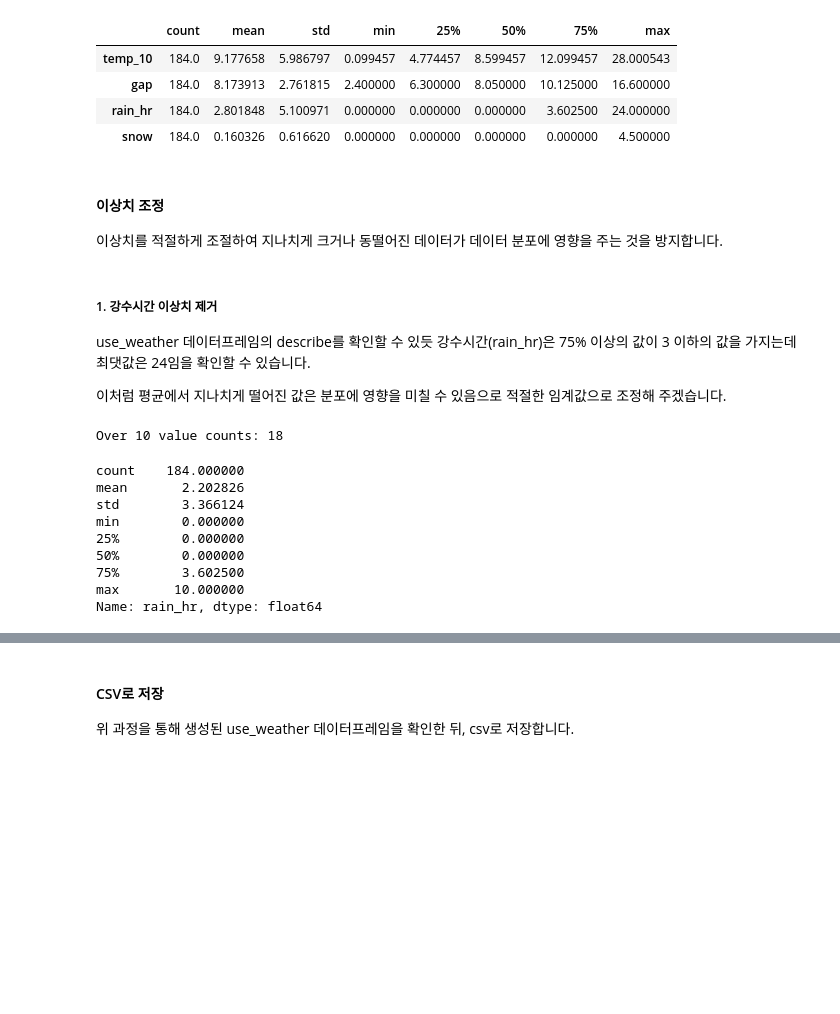
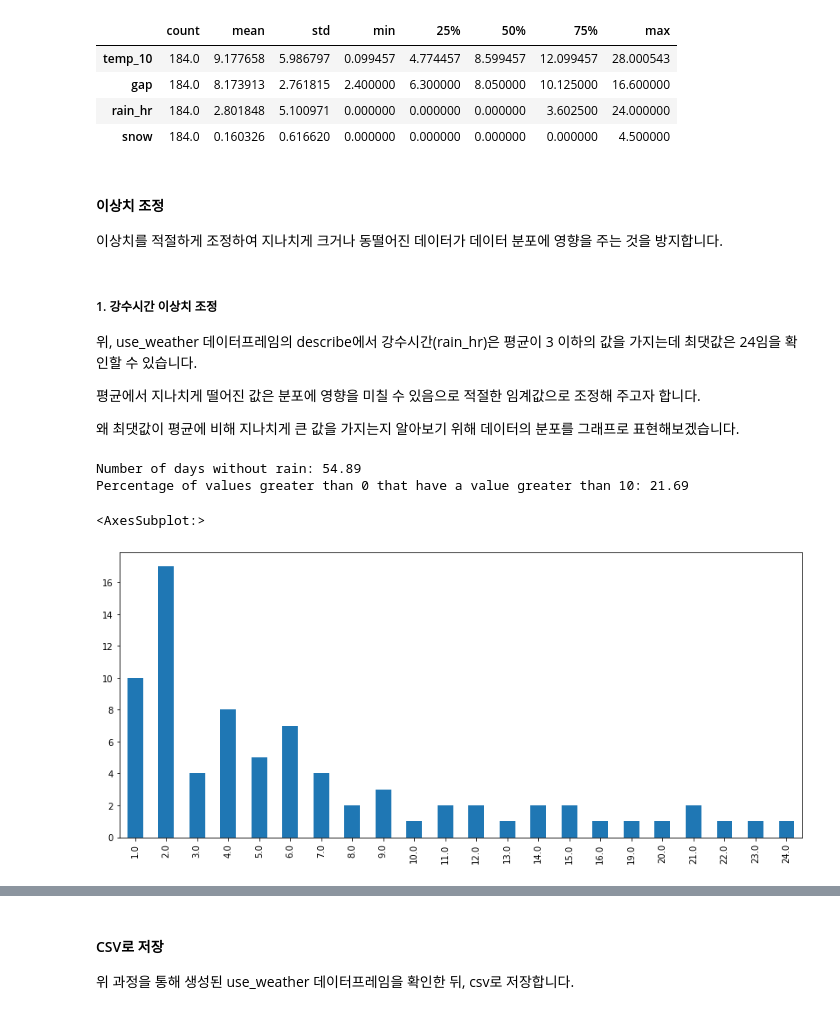
Before and after one commit to jaewonE/Minimizing-bicycle-rearrangement-through-public-bicycle-data-analysis, a Jupyter notebook: 12조 중간보고서.ipynb, the cells around one changed output, grey strips where cells are left out. Drawn from its saved outputs; the diff is of its cells as text; code cells hidden in the pictures; blank space fills up the shorter version.

Commit message:
[Fix] Rewrite the weather outlier removal code

```diff
--- a/12조 중간보고서.ipynb
+++ b/12조 중간보고서.ipynb
@@ -726,33 +733,35 @@ snow       0.000000    0.000000    0.000000    0.000000    0.000000
 # %% [markdown]
 #### 이상치 조정
 
-이상치를 적절하게 조절하여 지나치게 크거나 동떨어진 데이터가 데이터 분포에 영향을 주는 것을 방지합니다.
+이상치를 적절하게 조정하여 지나치게 크거나 동떨어진 데이터가 데이터 분포에 영향을 주는 것을 방지합니다.
 # %% [markdown]
-##### 1. 강수시간 이상치 제거
+##### 1. 강수시간 이상치 조정
 
-use_weather 데이터프레임의 describe를 확인할 수 있듯 강수시간(rain_hr)은 75% 이상의 값이 3 이하의 값을 가지는데 최댓값은 24임을 확인할 수 있습니다.
+위, use_weather 데이터프레임의 describe에서 강수시간(rain_hr)은 평균이 3 이하의 값을 가지는데 최댓값은 24임을 확인할 수 있습니다.
 
-이처럼 평균에서 지나치게 떨어진 값은 분포에 영향을 미칠 수 있음으로 적절한 임계값으로 조정해 주겠습니다.
+평균에서 지나치게 떨어진 값은 분포에 영향을 미칠 수 있음으로 적절한 임계값으로 조정해 주고자 합니다.
+
+왜 최댓값이 평균에 비해 지나치게 큰 값을 가지는지 알아보기 위해 데이터의 분포를 그래프로 표현해보겠습니다.
-# %%
-rain_hr = use_weather['rain_hr']
-
-rain_hr.value_counts().sort_index().index
-
-# 약 10%의 데이터들이 10보다 큰 값(10이상 24이하)을 가지고 있다.
-print(f'Over 10 value counts: {rain_hr[rain_hr > 10].count()}')  # 30
-
-# 10보다 큰 값들은 모두 10로 변경한다.
-rain_hr[rain_hr > 10] = 10
-
-use_weather['rain_hr'].describe()
-# %% [output]
-Over 10 value counts: 18
-count    184.000000
-mean       2.202826
-std        3.366124
-min        0.000000
-25%        0.000000
-50%        0.000000
-75%        3.602500
-max       10.000000
-Name: rain_hr, dtype: float64
+# %%
+from matplotlib.pyplot import subplots
+
+rain_hr = use_weather['rain_hr']
+
+rain_hr.value_counts().sort_index().index
+
+# 비가 오지 않은 날의 비율
+print(f'Number of days without rain: {rain_hr[rain_hr == 0].count() / rain_hr.count() * 100:.2f}')
+
+# 0 이상의 값들 중 10 이상의 값을 가지는 비율은 약 20%이다.
+print(f'Percentage of values greater than 0 that have a value greater than 10: {rain_hr[rain_hr > 10].count() / rain_hr[rain_hr != 0].count() * 100:.2f}')  # 30
+
+# 강수계속시간을 반올림하여 그래프로 표현하였을 때
+# 10시간 이하의 값이 많으며(90% 이상) 10시간 이상의 값들은 각 시각에 따라 비교적 균등하게 분포되어 있음을 확인할 수 있다.
+# 강수계속시간이 0(비가 오지 않았다)인 값의 크기가 비대하여 그래프에 표시하지 않는다.
+fig, ax = subplots(figsize=(14, 6))
+pd.Series(rain_hr.values.round()).value_counts().sort_index()[1:].plot.bar()
+# %% [output]
+Number of days without rain: 54.89
+Percentage of values greater than 0 that have a value greater than 10: 21.69
+<AxesSubplot:>
+[figure, added]
```
Also changed, not shown: parts of 7 cells of this notebook, 1 other file.
